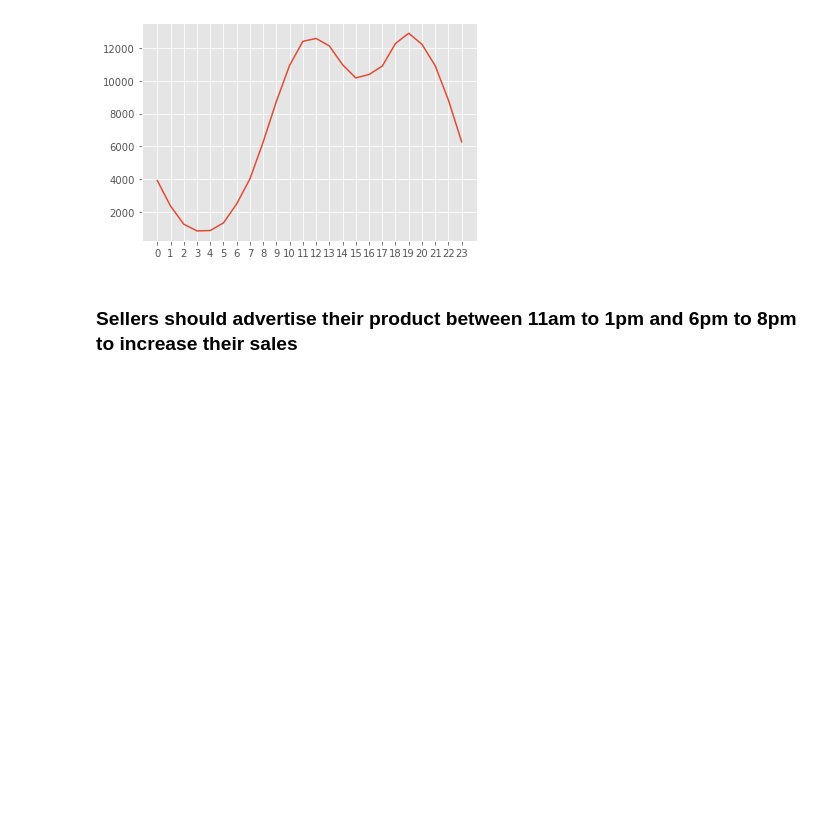
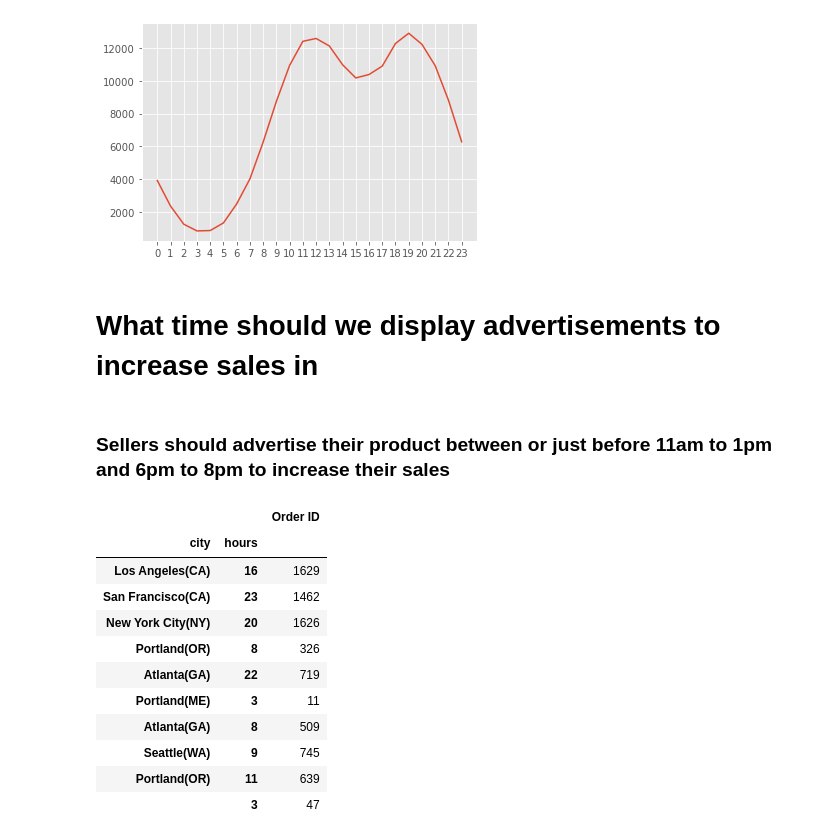
Before and after one commit to dishankkalra23/eCommerce-Sales-Analysis, a Jupyter notebook: Sales-Analysis.ipynb, the cells around one changed output. Cells and saved outputs as stored; diff of their text form; code cells hidden in the pictures; blank space fills up the shorter version.

```diff
--- a/Sales-Analysis.ipynb
+++ b/Sales-Analysis.ipynb
@@ -342,5 +342,23 @@ plt.xticks(hours)
 plt.show()
 # %% [output]
 [figure]
+# %% [markdown]
+# What time should we display advertisements to increase sales in
 # %% [markdown]
-### Sellers should advertise their product between 11am to 1pm and 6pm to 8pm to increase their sales
+### Sellers should advertise their product between or just before 11am to 1pm and 6pm to 8pm to increase their sales
+# %%
+check = all_data.groupby(['city','hours']).agg({'Order ID':'count'})
+check.sample(10)
+# %% [output]
+|  |  | Order ID |
+| city | hours |  |
+| Los Angeles(CA) | 16 | 1629 |
+| San Francisco(CA) | 23 | 1462 |
+| New York City(NY) | 20 | 1626 |
+| Portland(OR) | 8 | 326 |
+| Atlanta(GA) | 22 | 719 |
+| Portland(ME) | 3 | 11 |
+| Atlanta(GA) | 8 | 509 |
+| Seattle(WA) | 9 | 745 |
+| Portland(OR) | 11 | 639 |
+|  | 3 | 47 |
```
Also changed, not shown: parts of 4 cells of this notebook.
